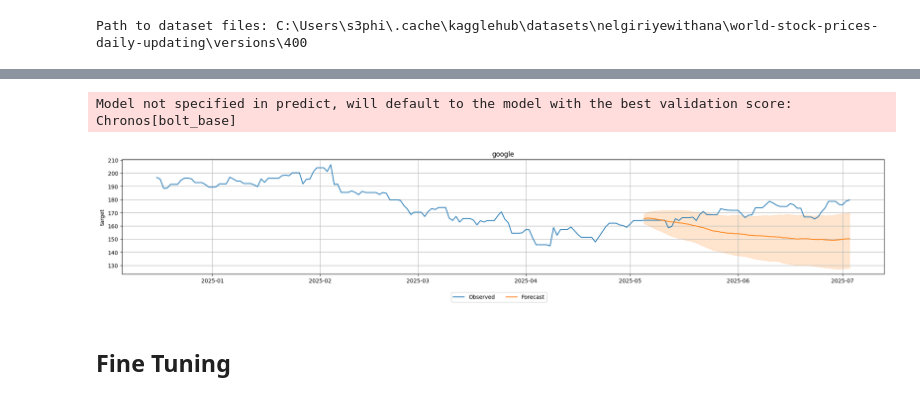
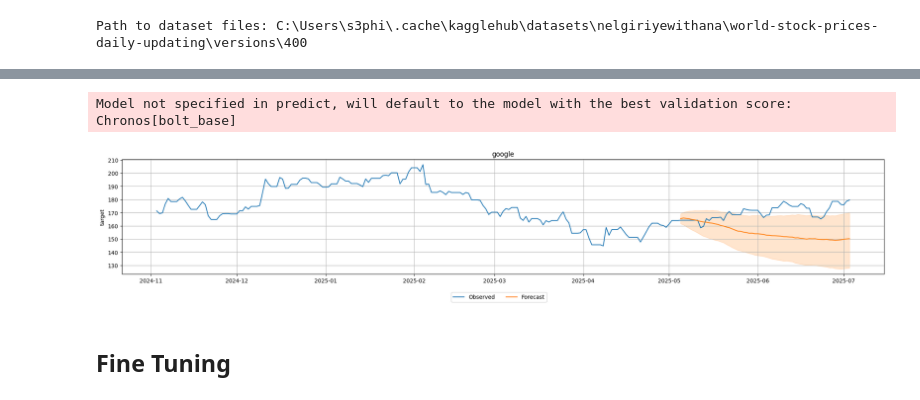
Before and after one commit to tc020/StockPredictor, a Jupyter notebook: cmp_freezestate.ipynb, the cells around one changed output, grey strips where cells are left out. Drawn from its saved outputs; the diff is of its cells as text; code cells hidden in the pictures.

```diff
--- a/cmp_freezestate.ipynb
+++ b/cmp_freezestate.ipynb
@@ -125,14 +125,14 @@ Best model: Chronos[bolt_base]
 # %%
 predictions = predictor_current.predict(train_data)
 predictor_current.plot(
     data=data,
     predictions=predictions,
     item_ids=data.item_ids[:2],
-    max_history_length=200,
+    max_history_length=243,
 );
 # %% [output]
 Model not specified in predict, will default to the model with the best validation score: Chronos[bolt_base]
-[figure, old version]
+[figure, new version]
 # %% [markdown]
 ## Fine Tuning
 # %%
```
Also changed, not shown: parts of 3 cells of this notebook.
